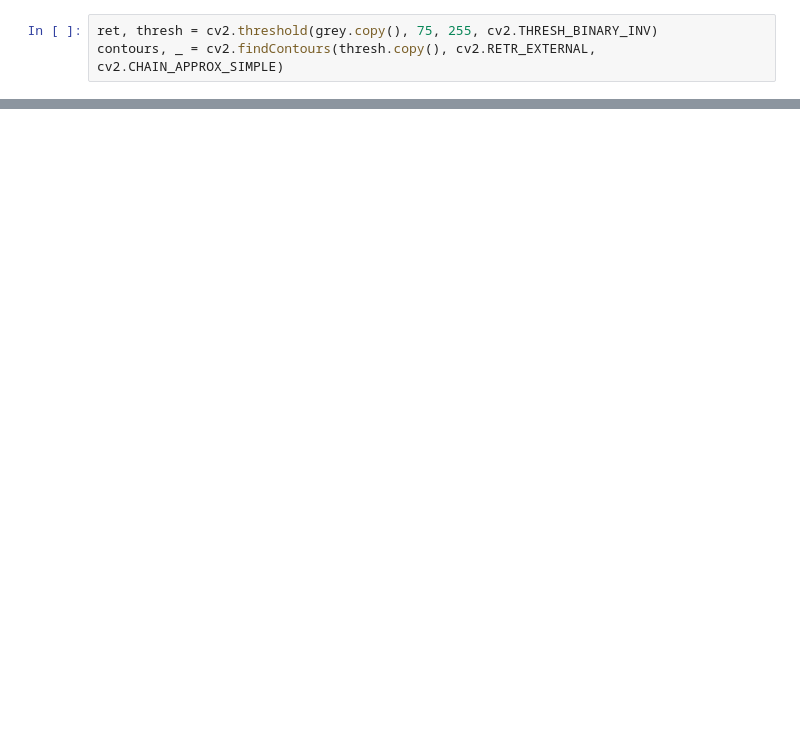
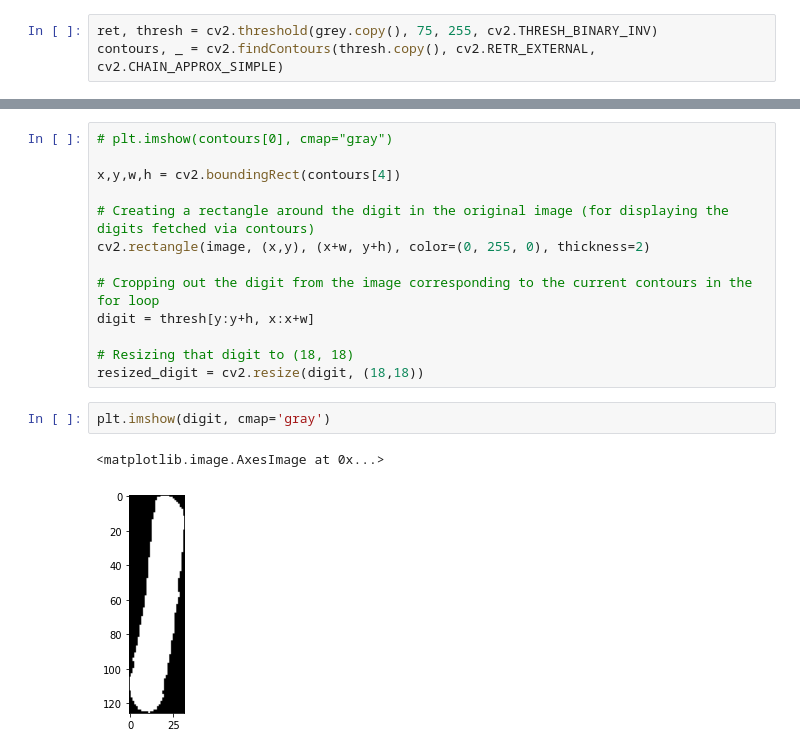
Before and after one commit to davidjperez00/ideal-funicular, a Jupyter notebook: model_analytics/MLP_v1_data_augmentation.ipynb, the cells around one changed output, grey strips where cells are left out. Saved outputs shown, nothing was run; the diff lists cells and outputs as text; blank space fills up the shorter version.

```diff
--- a/model_analytics/MLP_v1_data_augmentation.ipynb
+++ b/model_analytics/MLP_v1_data_augmentation.ipynb
@@ -69,0 +111,18 @@ plt.imshow(image)
+# %%
+# plt.imshow(contours[0], cmap="gray")
+
+x,y,w,h = cv2.boundingRect(contours[4])
+
+# Creating a rectangle around the digit in the original image (for displaying the digits fetched via contours)
+cv2.rectangle(image, (x,y), (x+w, y+h), color=(0, 255, 0), thickness=2)
+
+# Cropping out the digit from the image corresponding to the current contours in the for loop
+digit = thresh[y:y+h, x:x+w]
+
+# Resizing that digit to (18, 18)
+resized_digit = cv2.resize(digit, (18,18))
+# %%
+plt.imshow(digit, cmap='gray')
+# %% [output]
+<matplotlib.image.AxesImage at 0x...>
+[figure, added]
```
Also changed, not shown: parts of 12 cells of this notebook, 2 other files.
